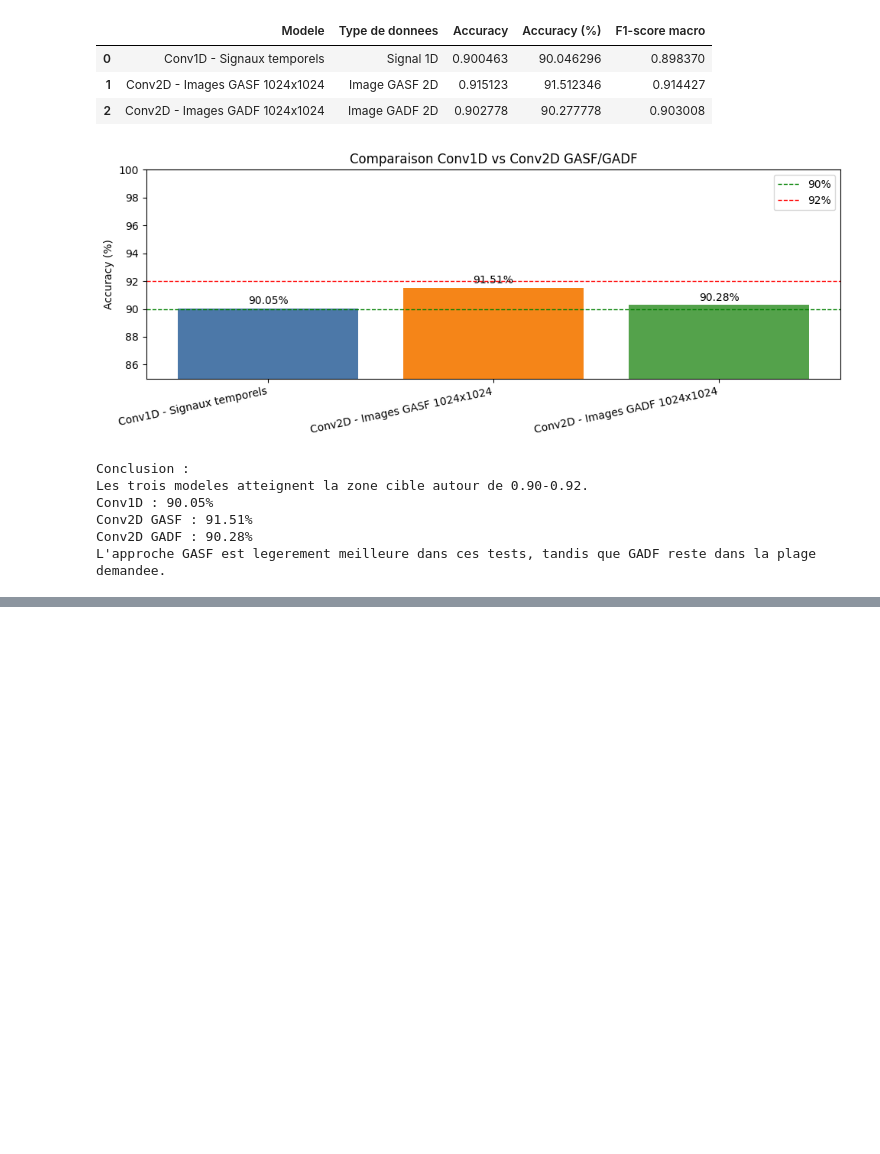
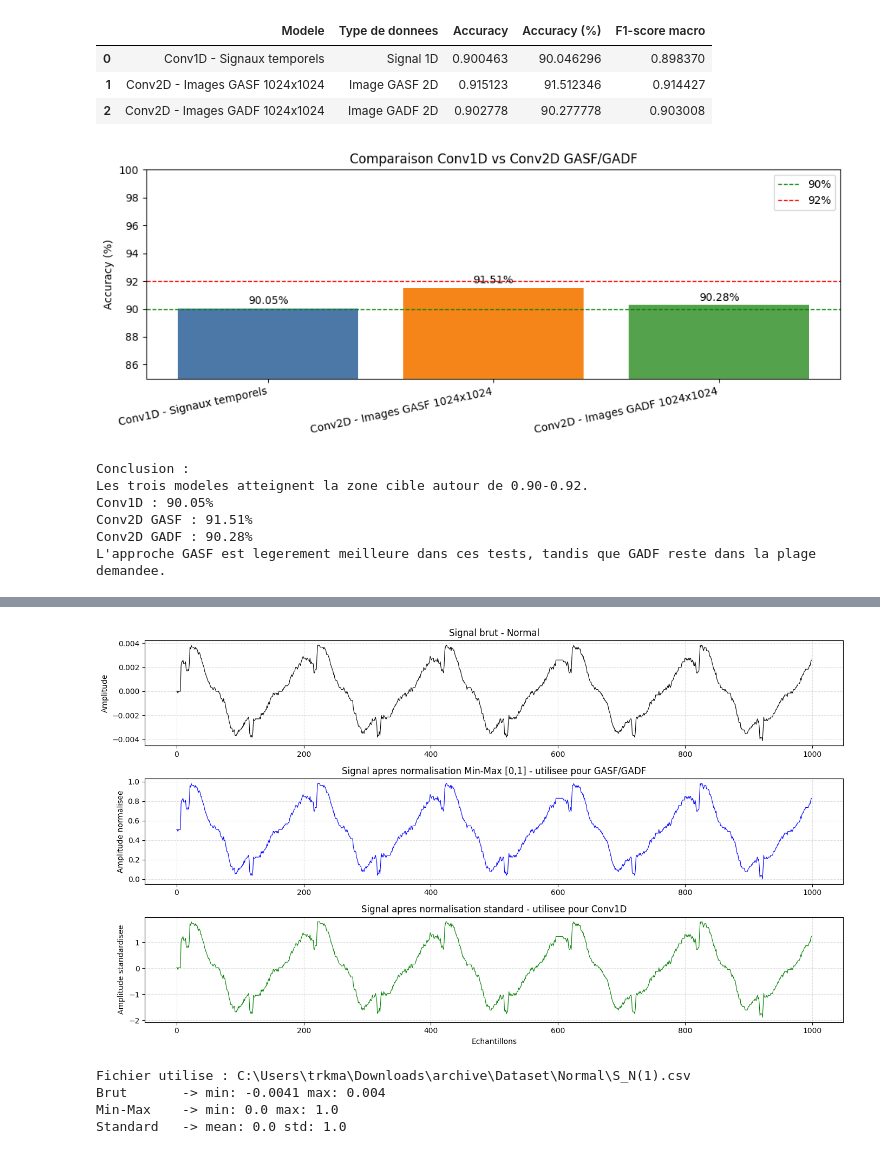
Before and after one commit to MaryemTrk01/Detection_D-anomalie_Par_Reseau_Siamois, a Jupyter notebook: main.ipynb, the cells around one changed output, grey strips where cells are left out. Cells and saved outputs as stored; diff of their text form; code cells hidden in the pictures; blank space fills up the shorter version.

```diff
--- a/main.ipynb
+++ b/main.ipynb
@@ -902,0 +975,79 @@ L'approche GASF est legerement meilleure dans ces tests, tandis que GADF reste d
+# %%
+# =====================================================
+# Visualisation separee d'un signal avant et apres normalisation
+# =====================================================
+
+import os
+import numpy as np
+import pandas as pd
+import matplotlib.pyplot as plt
+
+DATASET_DIR = r"C:\Users\trkma\Downloads\archive\Dataset"
+CLASS_NAME = "Normal"  # changer par "Inner Race Fault" ou "Outer Race Fault" si besoin
+N_SAMPLES = 5000
+N_POINTS_TO_SHOW = 1000
+
+folder_path = os.path.join(DATASET_DIR, CLASS_NAME)
+csv_files = sorted([f for f in os.listdir(folder_path) if f.endswith(".csv")])
+
+if len(csv_files) == 0:
+    raise FileNotFoundError(f"Aucun fichier CSV trouve dans {folder_path}")
+
+file_path = os.path.join(folder_path, csv_files[0])
+signal_raw = pd.read_csv(file_path, header=None).values.flatten()
+
+if len(signal_raw) < N_SAMPLES:
+    signal_raw = np.pad(signal_raw, (0, N_SAMPLES - len(signal_raw)), mode="constant")
+else:
+    signal_raw = signal_raw[:N_SAMPLES]
+
+signal_raw = signal_raw.astype("float32")
+
+# Normalisation Min-Max [0,1], utilisee avant GASF/GADF.
+signal_norm_minmax = (signal_raw - signal_raw.min()) / (signal_raw.max() - signal_raw.min() + 1e-8)
+
+# Normalisation standard, utilisee pour le modele Conv1D.
+signal_norm_std = (signal_raw - signal_raw.mean()) / (signal_raw.std() + 1e-8)
+
+x_axis = np.arange(N_POINTS_TO_SHOW)
+
+# 1) Signal brut seul
+plt.figure(figsize=(14, 4))
+plt.plot(x_axis, signal_raw[:N_POINTS_TO_SHOW], color="black", linewidth=0.8)
+plt.title(f"Signal brut - {CLASS_NAME}")
+plt.xlabel("Echantillons")
+plt.ylabel("Amplitude")
+plt.grid(True, linestyle="--", alpha=0.4)
+plt.tight_layout()
+plt.show()
+
+# 2) Signal normalise Min-Max seul
+plt.figure(figsize=(14, 4))
+plt.plot(x_axis, signal_norm_minmax[:N_POINTS_TO_SHOW], color="blue", linewidth=0.8)
+plt.title("Signal apres normalisation Min-Max [0,1] - utilisee pour GASF/GADF")
+plt.xlabel("Echantillons")
+plt.ylabel("Amplitude normalisee")
+plt.grid(True, linestyle="--", alpha=0.4)
+plt.tight_layout()
+plt.show()
+
+# 3) Signal standardise seul
+plt.figure(figsize=(14, 4))
+plt.plot(x_axis, signal_norm_std[:N_POINTS_TO_SHOW], color="green", linewidth=0.8)
+plt.title("Signal apres normalisation standard - utilisee pour Conv1D")
+plt.xlabel("Echantillons")
+plt.ylabel("Amplitude standardisee")
+plt.grid(True, linestyle="--", alpha=0.4)
+plt.tight_layout()
+plt.show()
+
+print("Fichier utilise :", file_path)
+print("Brut       -> min:", round(float(signal_raw.min()), 4), "max:", round(float(signal_raw.max()), 4))
+print("Min-Max    -> min:", round(float(signal_norm_minmax.min()), 4), "max:", round(float(signal_norm_minmax.max()), 4))
+print("Standard   -> mean:", round(float(signal_norm_std.mean()), 4), "std:", round(float(signal_norm_std.std()), 4))
+# %% [output]
+[figure, added]
+Fichier utilise : C:\Users\trkma\Downloads\archive\Dataset\Normal\S_N(1).csv
+Brut       -> min: -0.0041 max: 0.004
+Min-Max    -> min: 0.0 max: 1.0
+Standard   -> mean: 0.0 std: 1.0
```
Also changed, not shown: parts of 1 cell of this notebook.
